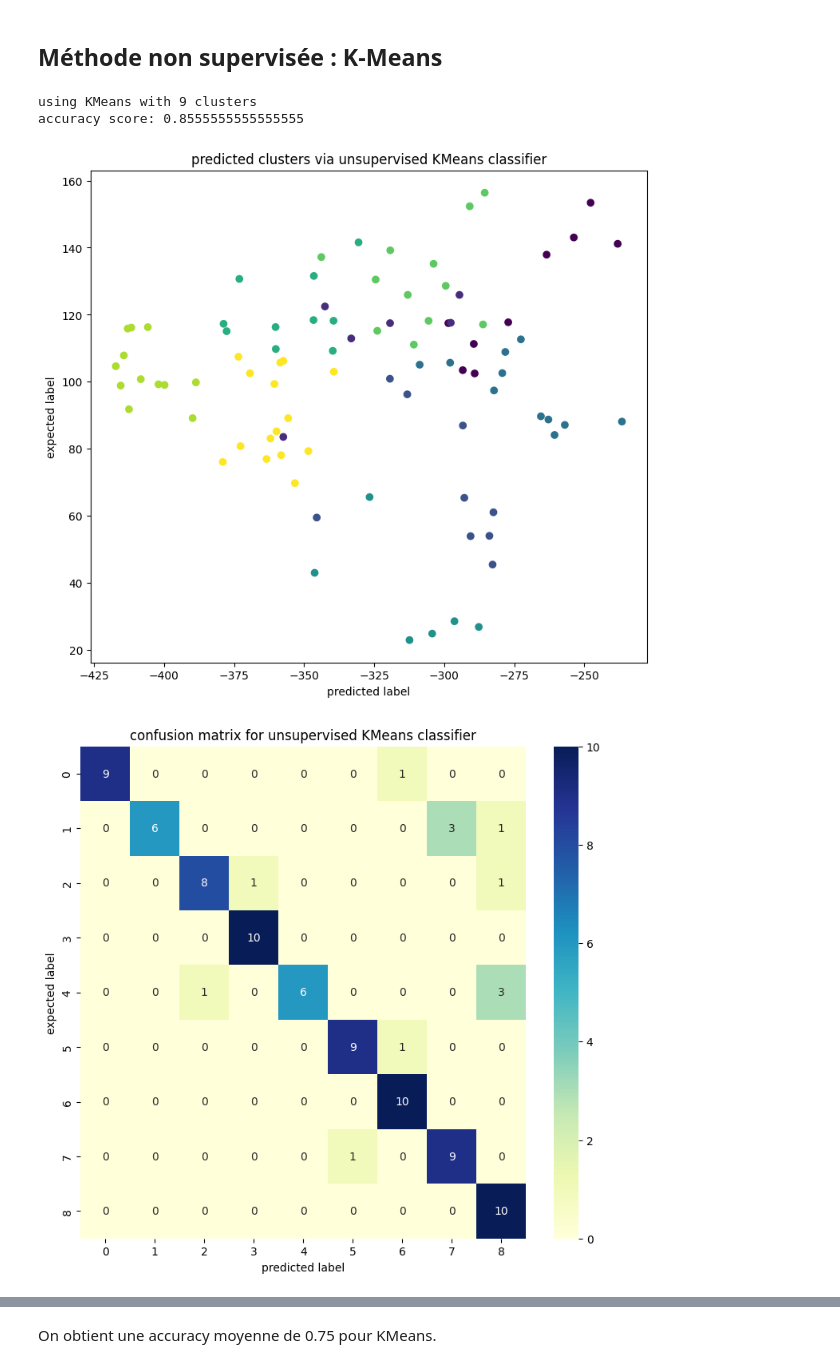
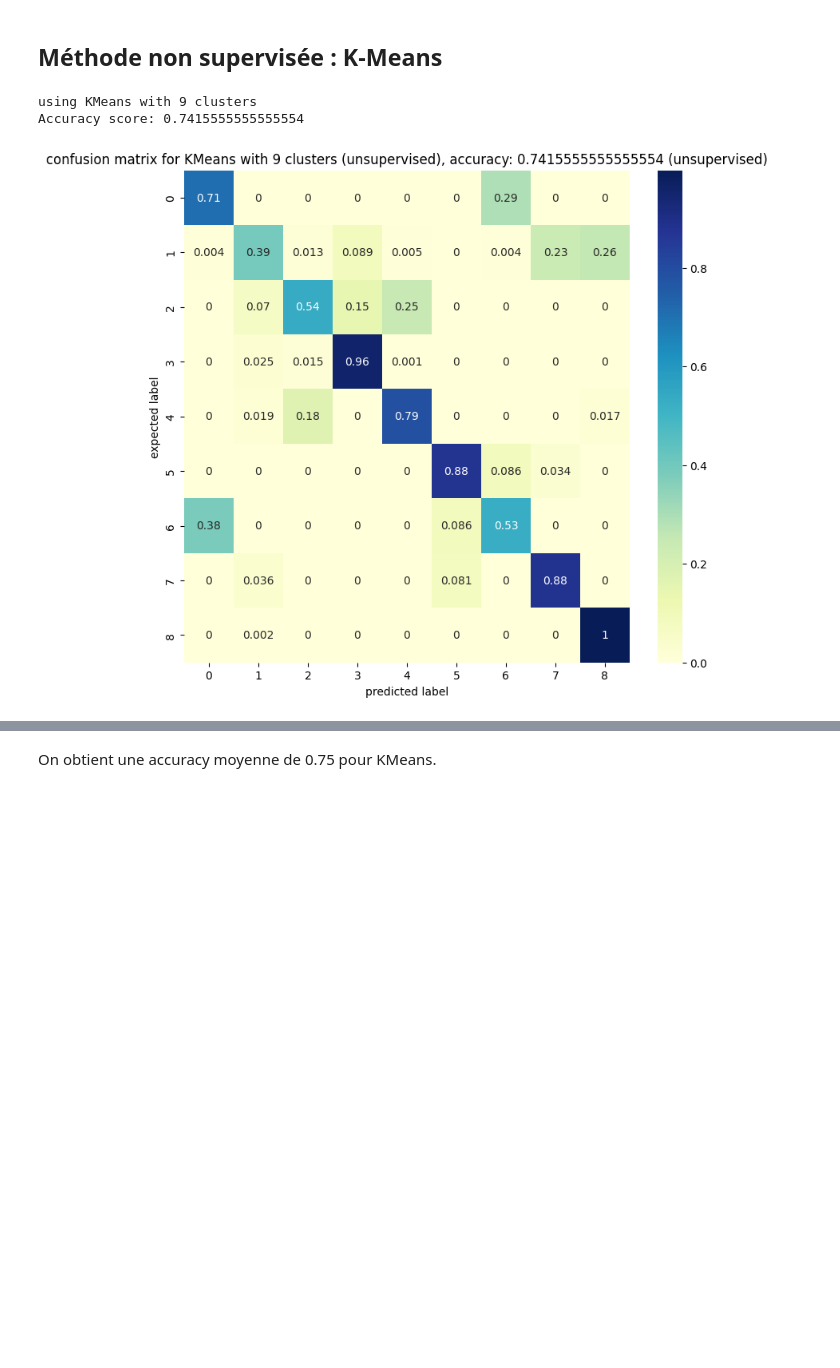
Before and after one commit to nohehf/classphoneme, a Jupyter notebook: Projet_Phonemes.ipynb, the cells around one changed output, grey strips where cells are left out. Cells and saved outputs as stored; diff of their text form; code cells hidden in the pictures; blank space fills up the shorter version.

```diff
--- a/Projet_Phonemes.ipynb
+++ b/Projet_Phonemes.ipynb
@@ -100,8 +100,11 @@ Label 8 correspond à  u : 10 enregistrements
 # Séparation de l'ensemble de données en Base d'apprentissage et base de test
 from sklearn.model_selection import train_test_split
 
-X_train, X_test, y_train, y_test = train_test_split(DataMFCC, label, random_state=42,test_size=0.2)
+def split_data(DataMFCC, label):
+    X_train, X_test, y_train, y_test = train_test_split(DataMFCC, label, random_state=42,test_size=0.2)
+    return X_train, X_test, y_train, y_test
 
+X_train, X_test, y_train, y_test = split_data(DataMFCC, label)
 print('Dimension Base d apprentissage :', X_train.shape)
 print('Dimension Base de test :', X_test.shape)
 # %% [output]
@@ -169,43 +238,18 @@ cm_sum_ponderate_sum = cm / cm.size
 # %%
 # https://scikit-learn.org/stable/modules/naive_bayes.html
 # On choisit gaussian plutot que multinomial car la donnée est discrete (multinomial est adapté a compter des occurences par ex)
 from sklearn.cluster import KMeans
 
+# On cree autant de clusters que de labels (9)
 n_clusters = len(Nomlabel)
 print(f"using KMeans with {n_clusters} clusters")
-
 classifier = KMeans(n_clusters=n_clusters)
 # On fit sur l'intégralité de la data (non supervisé)
-
-y_predicted = classifier.fit_predict(DataMFCC)
-
-# On associe les clusters k_means au labels (de façon a maximiser l'accuracy)
-y_predicted_labelized = correspondance(y_predicted, label)
-
-# On compare les predictions avec le jeu de test
-score = accuracy_score(label, y_predicted_labelized)
-print(f"accuracy score: {score}")
-
-# Affichage des clusters
-# Peu représentatif car en 2D, sur les deux premiers MFCC, on en extrait 13 en réalité
-plt.figure(figsize=(9, 8))
-plt.scatter(DataMFCC[:, 0], DataMFCC[:, 1], c=y_predicted_labelized)
-plt.title("predicted clusters via unsupervised KMeans classifier")
-plt.ylabel("expected label")
-plt.xlabel("predicted label")
-
-# Confusion matrix
-cm = confusion_matrix(y_true=label, y_pred=y_predicted_labelized)
-plt.figure(figsize=(9, 8))
-sns.heatmap(cm, annot=True, cmap="YlGnBu")
-plt.title('confusion matrix for unsupervised KMeans classifier')
-plt.ylabel("expected label")
-plt.xlabel("predicted label")
-
-cm_sum_ponderate_sum += cm / cm.size
+score, cm = run_unsupervised_classifier_n_times(classifier)
+display_unsupervised_results(score, cm, f"KMeans with {n_clusters} clusters (unsupervised)")
+add_to_global_confusion_matrix(cm)
 # %% [output]
 using KMeans with 9 clusters
-accuracy score: 0.8555555555555555
+Accuracy score: 0.7415555555555554
-[figure, old version]
+[figure, new version]
-[figure, removed]
 # %% [markdown]
```
Also changed, not shown: parts of 26 cells of this notebook.
